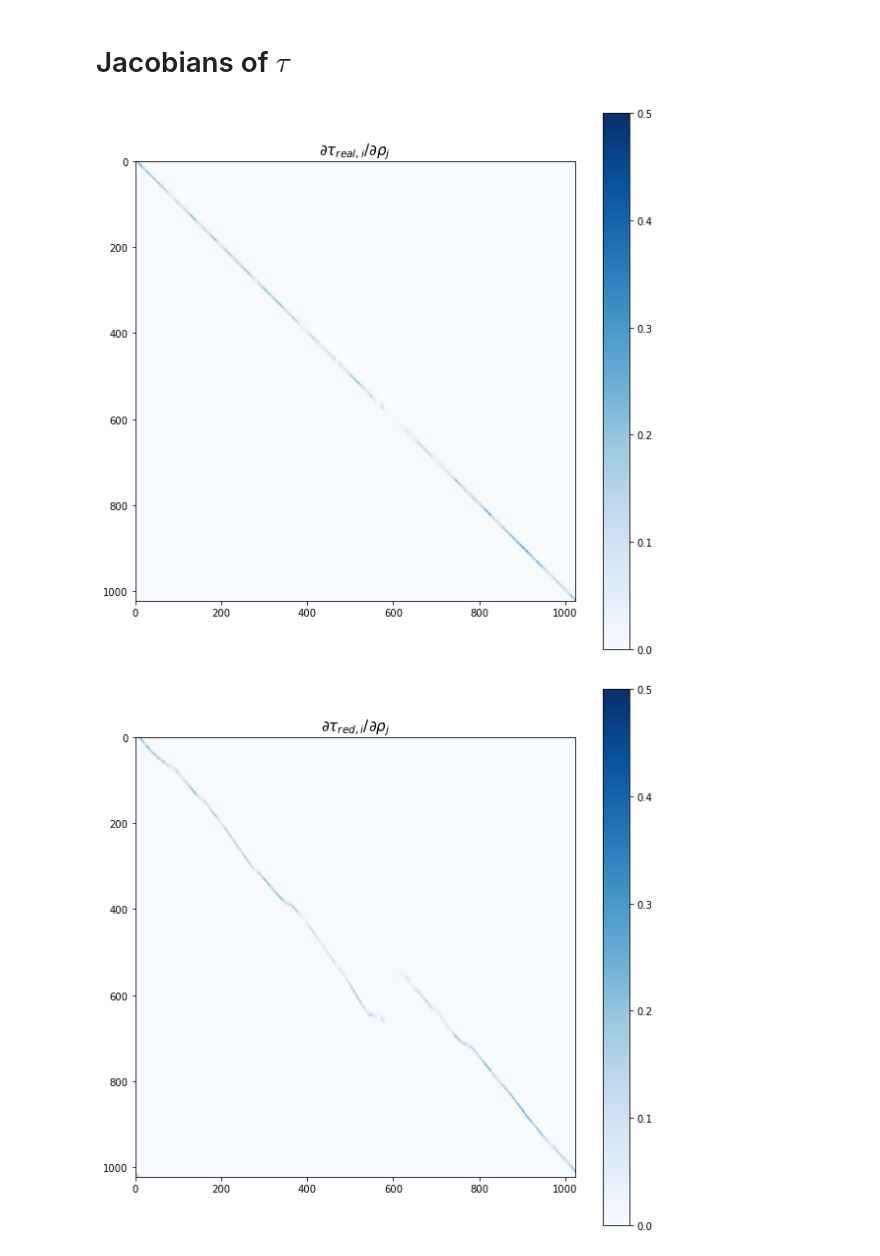
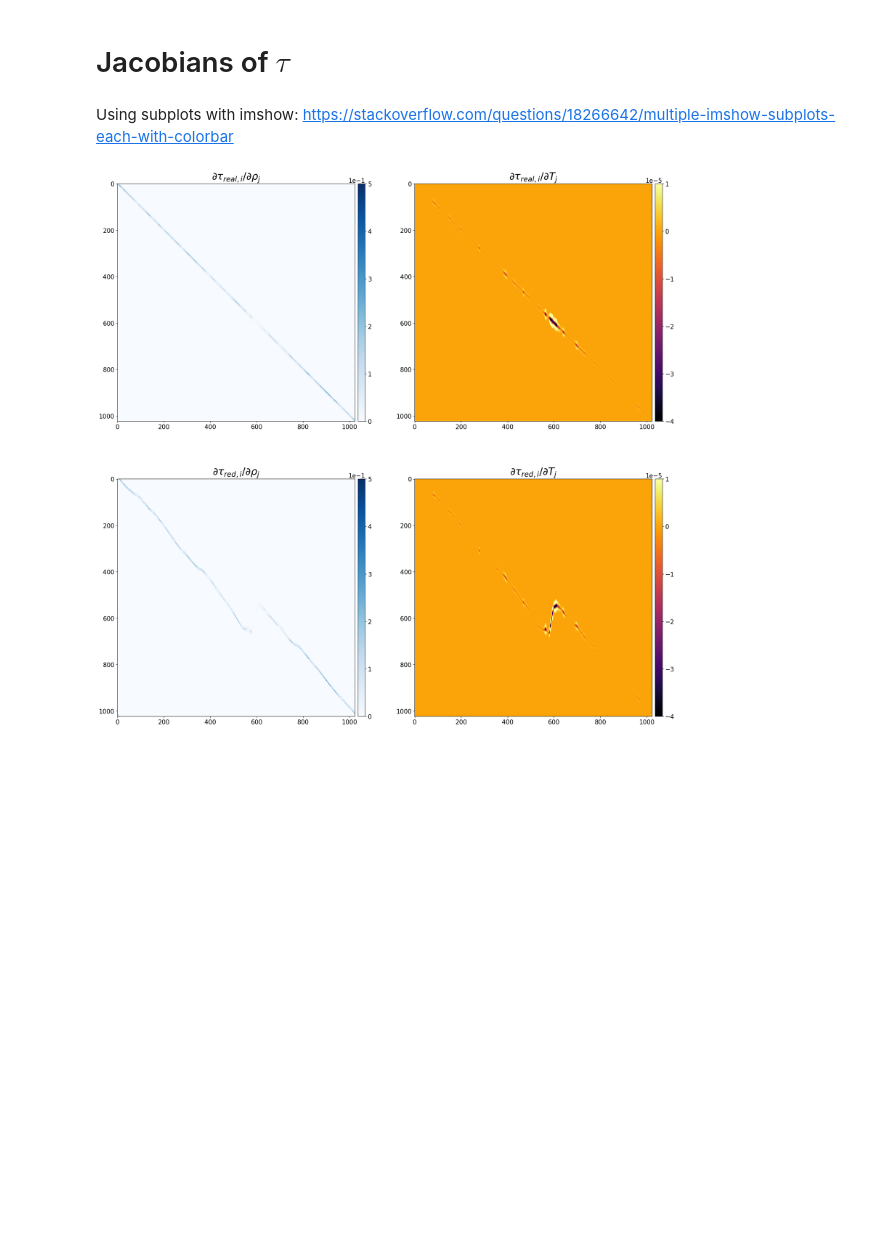
Before and after one commit to Jupiter1994/lya-tf, a Jupyter notebook: lya_fields/plot_grads.ipynb, the cells around one changed output. Saved outputs shown, nothing was run; the diff lists cells and outputs as text; code cells hidden in the pictures; blank space fills up the shorter version.

Commit message:
made jac subplots

```diff
--- a/lya_fields/plot_grads.ipynb
+++ b/lya_fields/plot_grads.ipynb
@@ -40,23 +42,51 @@ dtred_dt_j = tf.squeeze(h5_tf['tau_jacobians']['dtred_dt'])
 # ...
 # %% [markdown]
 # Jacobians of $\tau$
+# %% [markdown]
+Using subplots with imshow: https://stackoverflow.com/questions/18266642/multiple-imshow-subplots-each-with-colorbar
 # %%
-figsize=(10,10)
+fig, ax = plt.subplots(2, 2, figsize=(24, 24))
+
+plt.rcParams.update({'font.size':15}) # set global font size
+cbar_size = "3%"
+cbar_pad = 0.1
+title_fontsize = 25
 
 vmin_r = 0
 vmax_r = 0.5
+vmin_t = -4e-5
+vmax_t = 1e-5
 
-fig = plt.figure(figsize=figsize)
-plt.imshow(dtreal_dr_j[:,:], cmap='Blues', vmin=vmin_r, vmax=vmax_r)
-plt.colorbar()
-plt.title(r'$\partial \tau_{real, i} / \partial \rho_j$', fontsize=15)
+ax[0,0].set_title(r'$\partial \tau_{real, i} / \partial \rho_j$', fontsize=title_fontsize)
+im1 = ax[0,0].imshow(dtreal_dr_j[:,:], cmap='Blues', vmin=vmin_r, vmax=vmax_r)
+# Create divider for existing axes instance
+divider1 = make_axes_locatable(ax[0,0])
+# Append axes to the right of ax1, with some percent width of ax1
+cax1 = divider1.append_axes("right", size=cbar_size, pad=cbar_pad)
+cbar1 = plt.colorbar(im1, cax=cax1)
+cbar1.formatter.set_powerlimits((0, 0))
+
+ax[1,0].set_title(r'$\partial \tau_{red, i} / \partial \rho_j$', fontsize=title_fontsize)
+im2 = ax[1,0].imshow(dtred_dr_j[:,:], cmap='Blues', vmin=vmin_r, vmax=vmax_r)
+divider2 = make_axes_locatable(ax[1,0])
+cax2 = divider2.append_axes("right", size=cbar_size, pad=cbar_pad)
+cbar2 = plt.colorbar(im2, cax=cax2)
+cbar2.formatter.set_powerlimits((0, 0))
+
+ax[0,1].set_title(r'$\partial \tau_{real, i} / \partial T_j$', fontsize=title_fontsize)
+im3 = ax[0,1].imshow(dtreal_dt_j[:,:], cmap='inferno', vmin=vmin_t, vmax=vmax_t)
+divider3 = make_axes_locatable(ax[0,1])
+cax3 = divider3.append_axes("right", size=cbar_size, pad=cbar_pad)
+cbar3 = plt.colorbar(im3, cax=cax3)
+cbar3.formatter.set_powerlimits((0, 0))
+
+ax[1,1].set_title(r'$\partial \tau_{red, i} / \partial T_j$', fontsize=title_fontsize)
+im4 = ax[1,1].imshow(dtred_dt_j[:,:], cmap='inferno', vmin=vmin_t, vmax=vmax_t)
+divider4 = make_axes_locatable(ax[1,1])
+cax4 = divider4.append_axes("right", size=cbar_size, pad=cbar_pad)
+cbar4 = plt.colorbar(im4, cax=cax4)
+cbar4.formatter.set_powerlimits((0, 0))
+
 plt.show()
-
-fig = plt.figure(figsize=figsize)
-plt.imshow(dtred_dr_j[:,:], cmap='Blues', vmin=vmin_r, vmax=vmax_r)
-plt.colorbar()
-plt.title(r'$\partial \tau_{red, i} / \partial \rho_j$', fontsize=15)
-plt.show()
 # %% [output]
-[figure, old version]
+[figure, new version]
-[figure, removed]
```
Also changed, not shown: parts of 7 cells of this notebook.
